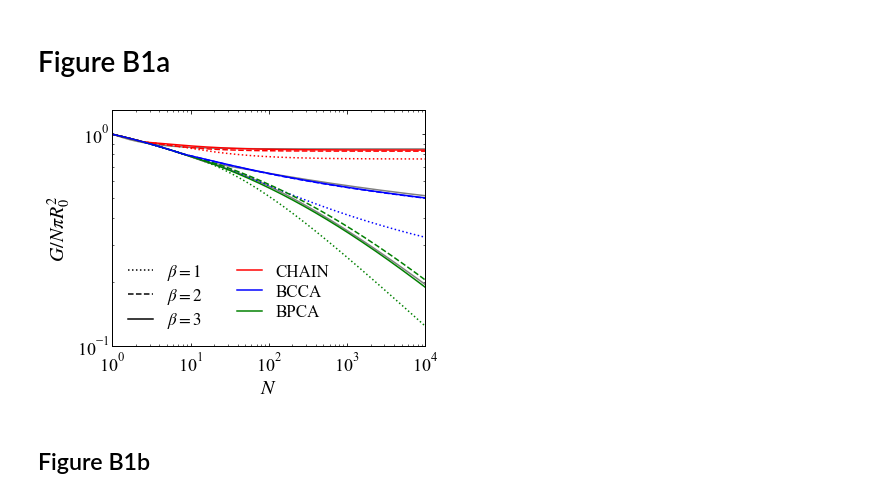
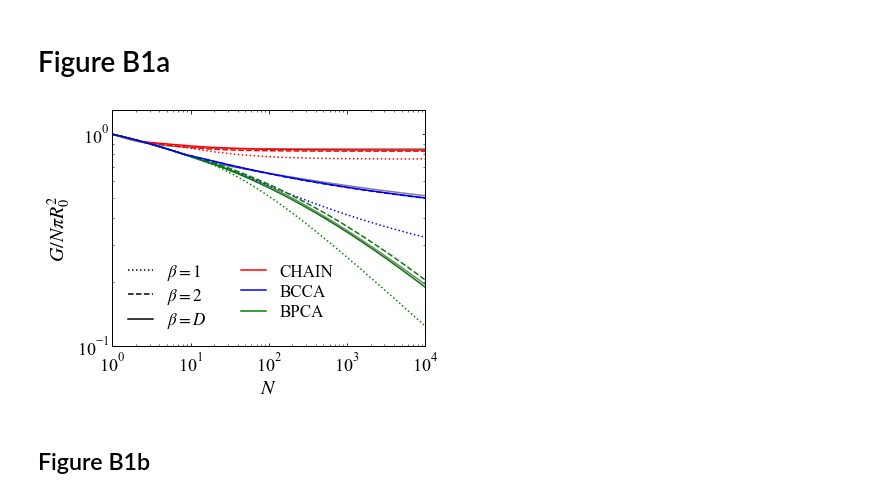
Before and after one commit to rtazaki1205/geofractal, a Jupyter notebook: figures/figures_for_Tazaki_2021.ipynb, the cells around one changed output. Drawn from its saved outputs; the diff is of its cells as text; code cells hidden in the pictures.

Commit message:
corrected figure B legend

```diff
--- a/figures/figures_for_Tazaki_2021.ipynb
+++ b/figures/figures_for_Tazaki_2021.ipynb
@@ -156,35 +156,35 @@ ax.loglog(PN[:],G_bpca[:,1],color='g',linestyle=':')
 ax.loglog(PN[:],G_bcca[:,1],color='b',linestyle=':')
 ax.loglog(PN[:],G_chain[:,2],color='r',linestyle='--')
 ax.loglog(PN[:],G_bpca[:,2],color='g',linestyle='--')
 ax.loglog(PN[:],G_bcca[:,2],color='b',linestyle='--')
 ax.loglog(PN[:],G_chain[:,0],color='r',linestyle='-')
 ax.loglog(PN[:],G_bpca[:,0],color='g',linestyle='-')
 ax.loglog(PN[:],G_bcca[:,0],color='b',linestyle='-')
 ax.set_ylim(1e-1,1.3)
 ax.set_xlim(1.e0,1.e4)
 #
 # Add fake legend
 #
 ax.loglog([0],[0],color='black',linestyle=':',label=r'$\beta=1$')
 ax.loglog([0],[0],color='black',linestyle='--',label=r'$\beta=2$')
-ax.loglog([0],[0],color='black',linestyle='-',label=r'$\beta=3$')
+ax.loglog([0],[0],color='black',linestyle='-',label=r'$\beta=D$')
 ax.loglog([0],[0],color='r',linestyle='-',label='CHAIN')
 ax.loglog([0],[0],color='b',linestyle='-',label='BCCA')
 ax.loglog([0],[0],color='g',linestyle='-',label='BPCA')
 
 ax.legend(loc='best',fontsize=17,ncol=2,frameon=False)
 ax.yaxis.set_major_locator(locmaj)
 ax.yaxis.set_minor_locator(locmin)
 ax.yaxis.set_minor_formatter(ticker.NullFormatter())
 ax.xaxis.set_major_locator(locmaj)
 ax.xaxis.set_minor_locator(locmin)
 ax.xaxis.set_minor_formatter(ticker.NullFormatter())
 ax.set_xlabel(r'$N$')
 ax.set_ylabel(r'$G/N\pi R_0^2$')
 
 f.savefig('fig7a.pdf')
 # %% [output]
-[figure, old version]
+[figure, new version]
 # %% [markdown]
 ## Figure B1b
 # %%
```
Also changed, not shown: parts of 1 cell of this notebook.
